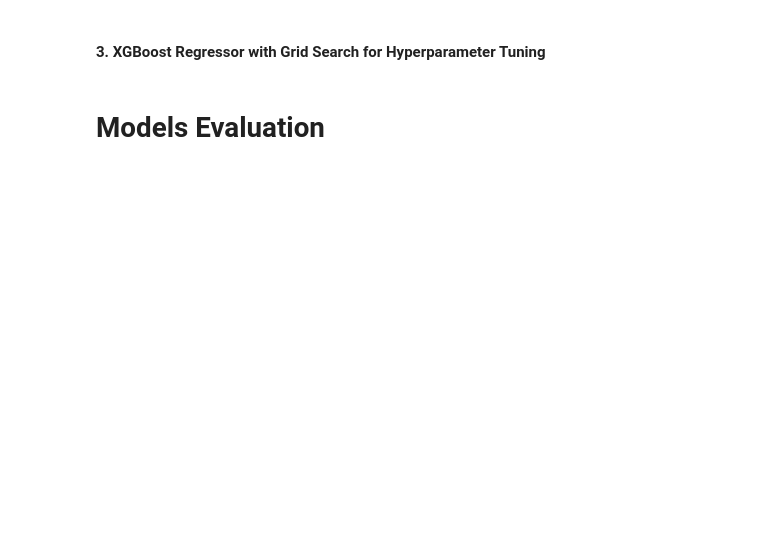
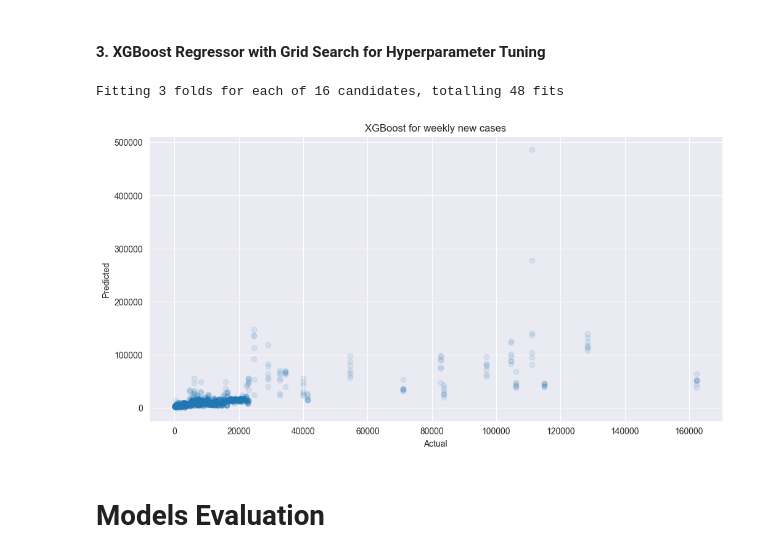
Before and after one commit to Zafarbek05/MLDA.CW.16417, a Jupyter notebook: notebooks/mlda.16417.ipynb, the cells around one changed output. Saved outputs shown, nothing was run; the diff lists cells and outputs as text; code cells hidden in the pictures; blank space fills up the shorter version.

```diff
--- a/notebooks/mlda.16417.ipynb
+++ b/notebooks/mlda.16417.ipynb
@@ -456,6 +495,39 @@ from sklearn.ensemble import RandomForestRegressor
 # %% [markdown]
 #### 3. XGBoost Regressor with Grid Search for Hyperparameter Tuning
 # %%
+from sklearn.model_selection import GridSearchCV
 from xgboost import XGBRegressor
+
+# hyperparameter grid for tuning
+param_grid = {
+    'n_estimators': [100, 200],
+    'max_depth': [3, 5],
+    'learning_rate': [0.05, 0.1],
+    'subsample': [0.7, 0.9]
+}
+
+xgb = XGBRegressor(random_state=42, objective='reg:squarederror', n_jobs=-1)
+grid_search = GridSearchCV(estimator=xgb, param_grid=param_grid,
+                           scoring='neg_mean_squared_error', cv=3, verbose=1, n_jobs=-1)
+
+# training
+grid_search.fit(X_train, y_train)
+model_xgb = grid_search.best_estimator_
+
+# predicting
+y_pred_xgb = model_xgb.predict(X_test)
+
+# Scatter plot
+plt.figure(figsize=(12, 6))
+plt.scatter(y_test, y_pred_xgb, alpha=0.1)
+plt.title("XGBoost for weekly new cases")
+plt.xlabel('Actual')
+plt.ylabel('Predicted')
+
+plt.grid(True)
+plt.show()
+# %% [output]
+Fitting 3 folds for each of 16 candidates, totalling 48 fits
+[figure, added]
 # %% [markdown]
 # Models Evaluation
```
Also changed, not shown: parts of 3 cells of this notebook, 1 other file.
